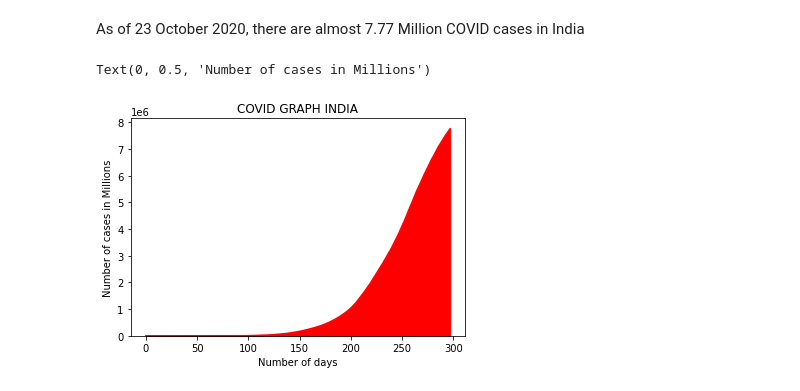
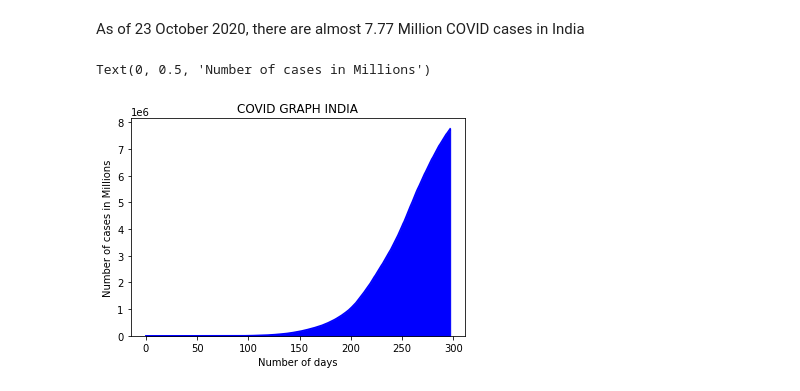
Before and after one commit to ManavKaul/COVID-Analysis, a Jupyter notebook: COVID.ipynb, the cells around one changed output. Saved outputs shown, nothing was run; the diff lists cells and outputs as text; code cells hidden in the pictures.

```diff
--- a/COVID.ipynb
+++ b/COVID.ipynb
@@ -61,9 +73,9 @@ df['India'][297]
 # %% [markdown]
 As of 23 October 2020, there are almost 7.77 Million COVID cases in India
 # %%
-df['India'].plot(kind = 'area', title = 'COVID GRAPH INDIA', color='r')
+df['India'].plot(kind = 'area', title = 'COVID GRAPH INDIA', color='b')
 plt.xlabel('Number of days')
 plt.ylabel('Number of cases in Millions')
 # %% [output]
 Text(0, 0.5, 'Number of cases in Millions')
-[figure, old version]
+[figure, new version]
```
Also changed, not shown: parts of 5 cells of this notebook.
